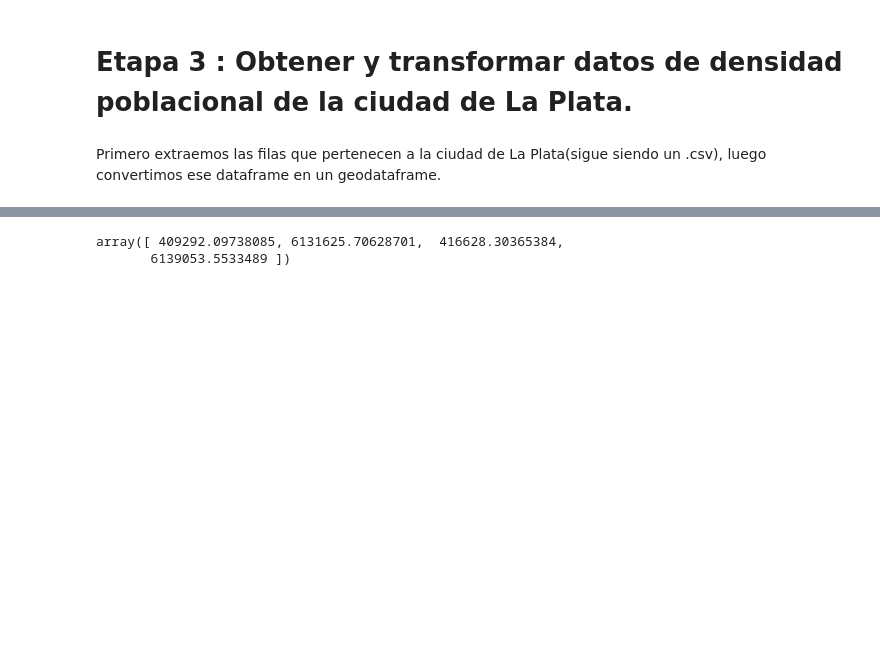
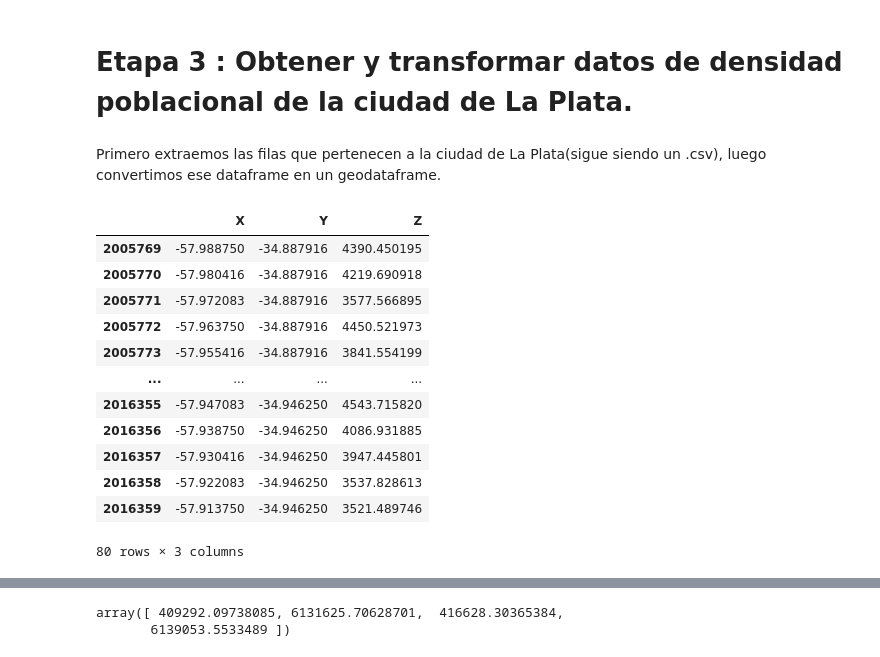
Before and after one commit to andreasoledadguerra/flood-insurance-lead-detection, a Jupyter notebook: flood_insurance.ipynb, the cells around one changed output, grey strips where cells are left out. Cells and saved outputs as stored; diff of their text form; code cells hidden in the pictures; blank space fills up the shorter version.

```diff
--- a/flood_insurance.ipynb
+++ b/flood_insurance.ipynb
@@ -61,6 +61,21 @@ df_arg = pd.read_csv("arg_pd_2020_1km_ASCII_XYZ.csv")
 # %%
 # Extraemos las filas referidas a la ciudad de La Plata
 df_lp_coordinates = extract_city_data(df_arg,'la_plata',city_bounds_coordinates)
+df_lp_coordinates
+# %% [output]
+|  | X | Y | Z |
+| 2005769 | -57.988750 | -34.887916 | 4390.450195 |
+| 2005770 | -57.980416 | -34.887916 | 4219.690918 |
+| 2005771 | -57.972083 | -34.887916 | 3577.566895 |
+| 2005772 | -57.963750 | -34.887916 | 4450.521973 |
+| 2005773 | -57.955416 | -34.887916 | 3841.554199 |
+| ... | ... | ... | ... |
+| 2016355 | -57.947083 | -34.946250 | 4543.715820 |
+| 2016356 | -57.938750 | -34.946250 | 4086.931885 |
+| 2016357 | -57.930416 | -34.946250 | 3947.445801 |
+| 2016358 | -57.922083 | -34.946250 | 3537.828613 |
+| 2016359 | -57.913750 | -34.946250 | 3521.489746 |
+80 rows × 3 columns
 # %%
 #Leemos los datos específicos de la ciudad de La Plata
 df_lp_coordinates = pd.read_csv('la_plata_population_2020.csv')
```
Also changed, not shown: parts of 2 cells of this notebook.
